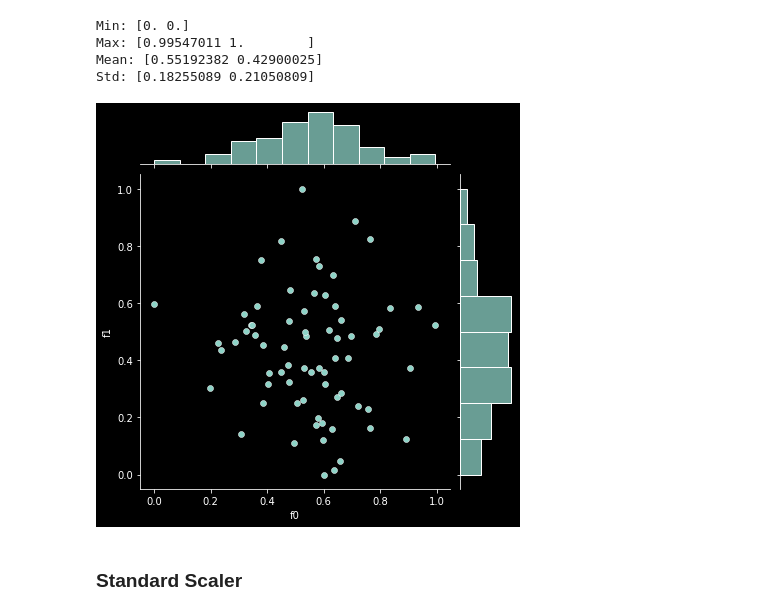
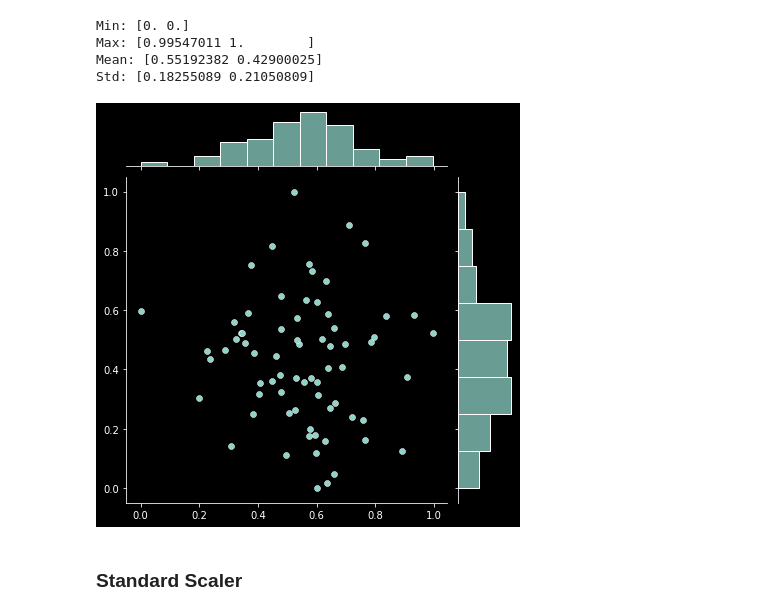
Before and after one commit to franneck94/UdemyML, a Jupyter notebook: Chapter8_MetricsAndEvaluation/DataNormalization/Scaling.ipynb, the cells around one changed output. Saved outputs shown, nothing was run; the diff lists cells and outputs as text; code cells hidden in the pictures.

```diff
--- a/Chapter8_MetricsAndEvaluation/DataNormalization/Scaling.ipynb
+++ b/Chapter8_MetricsAndEvaluation/DataNormalization/Scaling.ipynb
@@ -19,13 +18,10 @@ def dataset_stats(x):
     print(f"Max: {np.max(x, axis=0)}")
     print(f"Mean: {np.mean(x, axis=0)}")
     print(f"Std: {np.std(x, axis=0)}")
-# %%
-def plot_dist(x, y):
-    cols = [f"f{i}" for i in range(len(x[0]))] + ["y"]
-    data = np.hstack([x, y.reshape(-1, 1)])
-    df = pd.DataFrame(data, columns=cols)
-    sns.jointplot(data=df, x="f0", y="f1")
-    plt.show()
+# %%
+def plot_dist(x: np.ndarray) -> None:
+    sns.jointplot(x=x[:, 0], y=x[:, 1])
+    plt.show()
 # %%
 dataset_stats(x_train)
 # %% [output]
@@ -64,9 +60,9 @@ Max: [0.99547011 1.        ]
 Mean: [0.55192382 0.42900025]
 Std: [0.18255089 0.21050809]
 # %%
-plot_dist(x_train_transformed, y_train)
+plot_dist(x_train_transformed)
 # %% [output]
-[figure, old version]
+[figure, new version]
 # %% [markdown]
 ### Standard Scaler
 # %%
```
Also changed, not shown: parts of 4 cells of this notebook, 2 other files.
